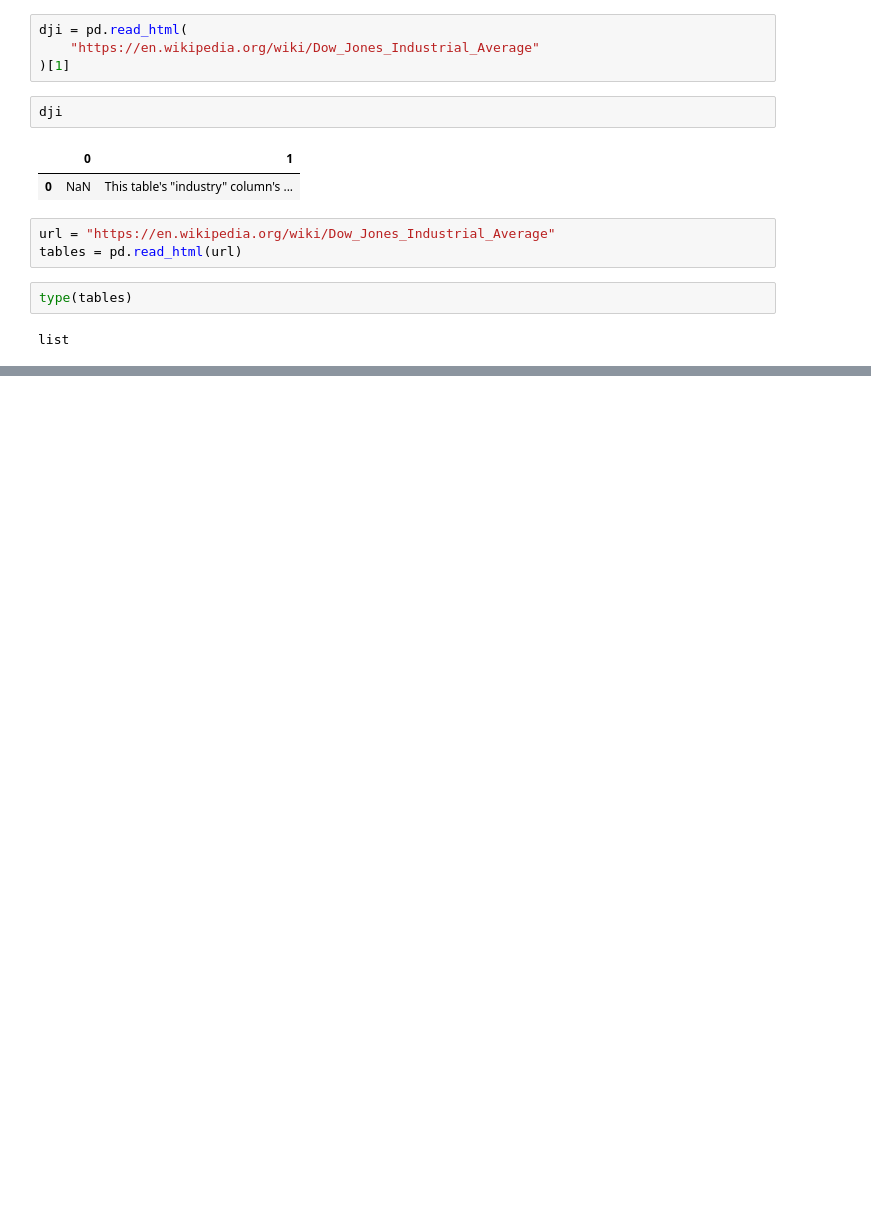
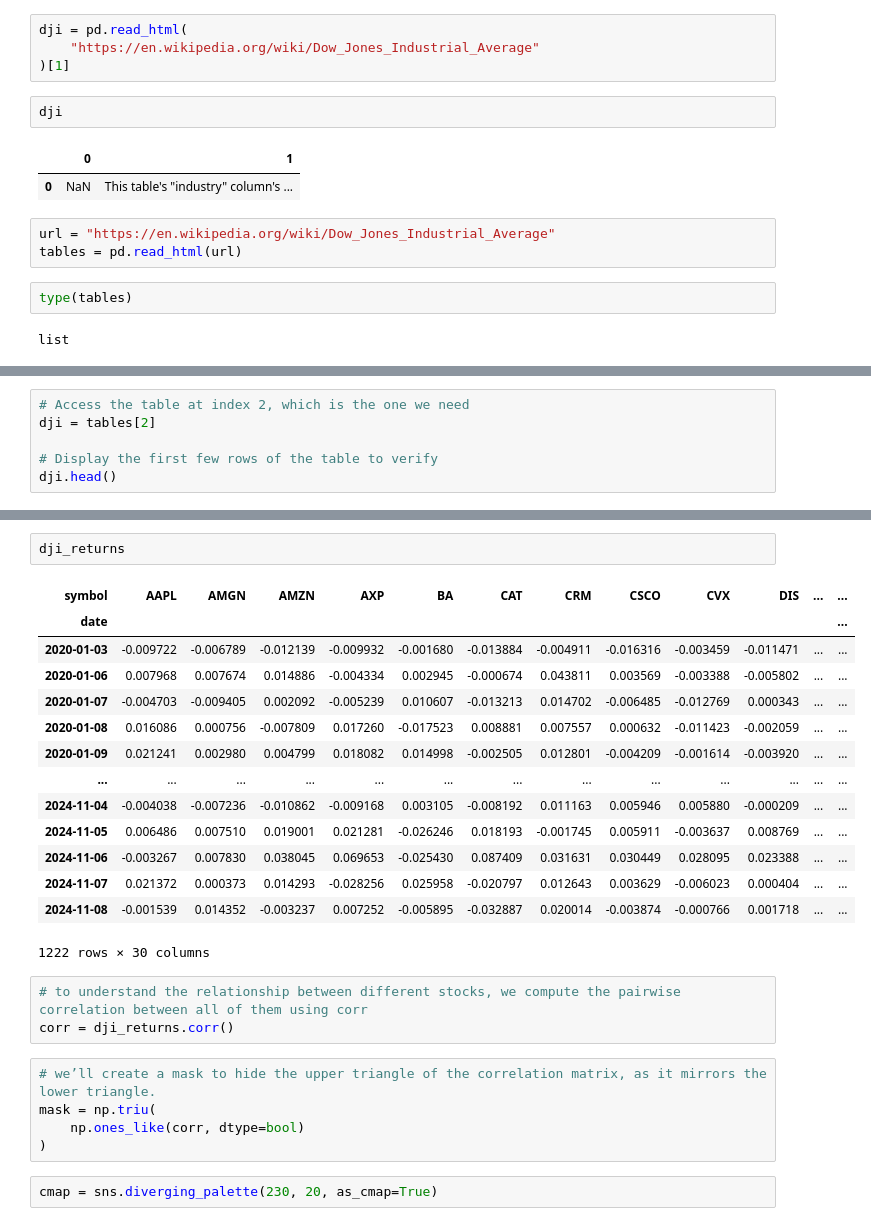
Before and after one commit to MichalPoleszczuk/Books, a Jupyter notebook: Python_for_Algorithmic_Trading_Cookbook/Chapter3/Notes_to_Chapter3.ipynb, the cells around one changed output, grey strips where cells are left out. Saved outputs shown, nothing was run; the diff lists cells and outputs as text; blank space fills up the shorter version.

```diff
--- a/Python_for_Algorithmic_Trading_Cookbook/Chapter3/Notes_to_Chapter3.ipynb
+++ b/Python_for_Algorithmic_Trading_Cookbook/Chapter3/Notes_to_Chapter3.ipynb
@@ -455,0 +462,6 @@ tables
+# %%
+# Access the table at index 2, which is the one we need
+dji = tables[2]
+
+# Display the first few rows of the table to verify
+dji.head()
@@ -455,0 +483,27 @@ tables
+# %%
+dji_returns
+# %% [output]
+| symbol | AAPL | AMGN | AMZN | AXP | BA | CAT | CRM | CSCO | CVX | DIS | ... | ... |
+| date |  |  |  |  |  |  |  |  |  |  |  | ... |
+| 2020-01-03 | -0.009722 | -0.006789 | -0.012139 | -0.009932 | -0.001680 | -0.013884 | -0.004911 | -0.016316 | -0.003459 | -0.011471 | ... | ... |
+| 2020-01-06 | 0.007968 | 0.007674 | 0.014886 | -0.004334 | 0.002945 | -0.000674 | 0.043811 | 0.003569 | -0.003388 | -0.005802 | ... | ... |
+| 2020-01-07 | -0.004703 | -0.009405 | 0.002092 | -0.005239 | 0.010607 | -0.013213 | 0.014702 | -0.006485 | -0.012769 | 0.000343 | ... | ... |
+| 2020-01-08 | 0.016086 | 0.000756 | -0.007809 | 0.017260 | -0.017523 | 0.008881 | 0.007557 | 0.000632 | -0.011423 | -0.002059 | ... | ... |
+| 2020-01-09 | 0.021241 | 0.002980 | 0.004799 | 0.018082 | 0.014998 | -0.002505 | 0.012801 | -0.004209 | -0.001614 | -0.003920 | ... | ... |
+| ... | ... | ... | ... | ... | ... | ... | ... | ... | ... | ... | ... | ... |
+| 2024-11-04 | -0.004038 | -0.007236 | -0.010862 | -0.009168 | 0.003105 | -0.008192 | 0.011163 | 0.005946 | 0.005880 | -0.000209 | ... | ... |
+| 2024-11-05 | 0.006486 | 0.007510 | 0.019001 | 0.021281 | -0.026246 | 0.018193 | -0.001745 | 0.005911 | -0.003637 | 0.008769 | ... | ... |
+| 2024-11-06 | -0.003267 | 0.007830 | 0.038045 | 0.069653 | -0.025430 | 0.087409 | 0.031631 | 0.030449 | 0.028095 | 0.023388 | ... | ... |
+| 2024-11-07 | 0.021372 | 0.000373 | 0.014293 | -0.028256 | 0.025958 | -0.020797 | 0.012643 | 0.003629 | -0.006023 | 0.000404 | ... | ... |
+| 2024-11-08 | -0.001539 | 0.014352 | -0.003237 | 0.007252 | -0.005895 | -0.032887 | 0.020014 | -0.003874 | -0.000766 | 0.001718 | ... | ... |
+1222 rows × 30 columns
+# %%
+# to understand the relationship between different stocks, we compute the pairwise correlation between all of them using corr
+corr = dji_returns.corr()
+# %%
+# we’ll create a mask to hide the upper triangle of the correlation matrix, as it mirrors the lower triangle.
+mask = np.triu(
+    np.ones_like(corr, dtype=bool)
+)
+# %%
+cmap = sns.diverging_palette(230, 20, as_cmap=True)
```
Also changed, not shown: parts of 5 cells of this notebook.
